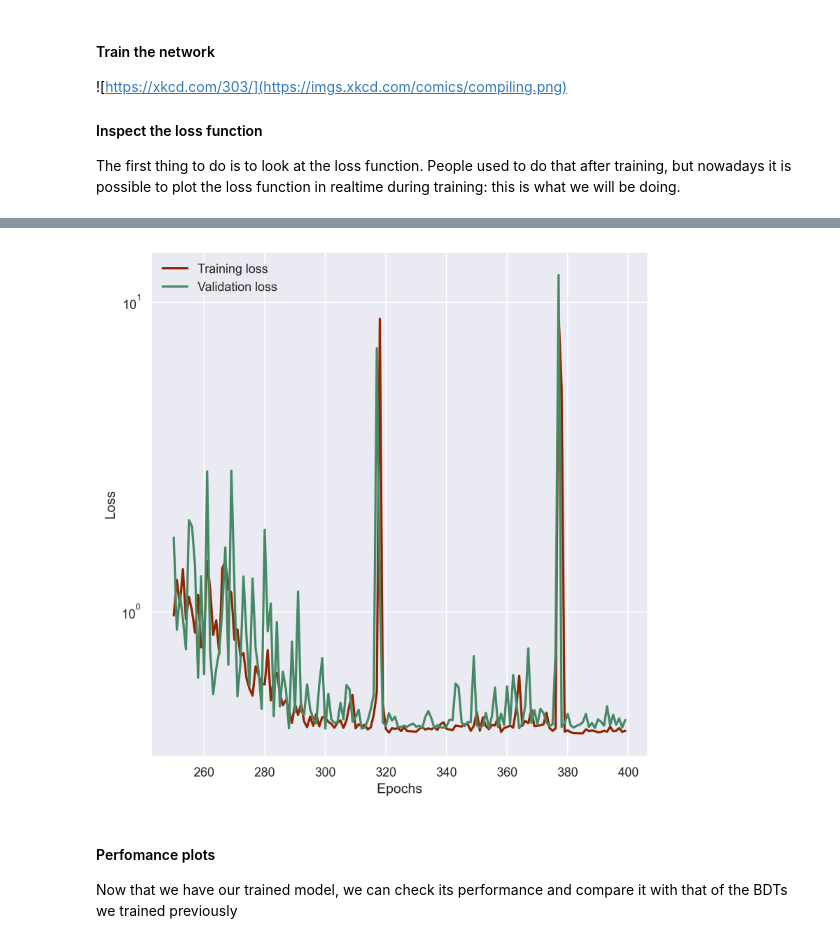
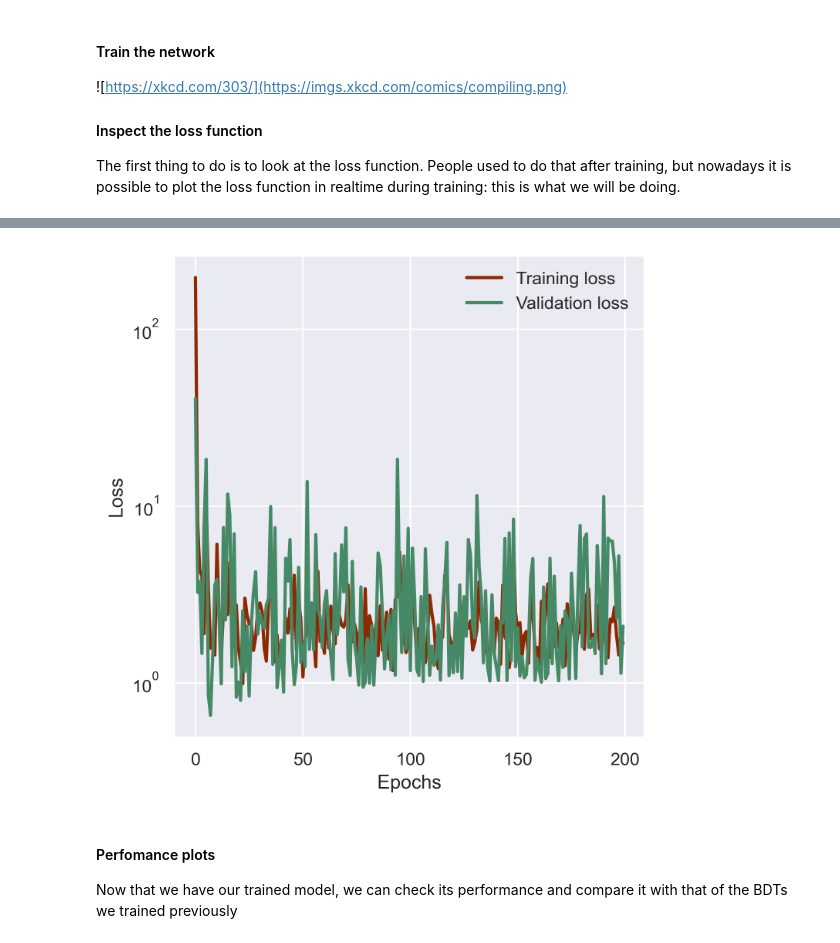
Before and after one commit to vischia/machine_learning_tutorial, a Jupyter notebook: train_hyp.ipynb, the cells around one changed output, grey strips where cells are left out. Drawn from its saved outputs; the diff is of its cells as text; code cells hidden in the pictures.

```diff
--- a/train_hyp.ipynb
+++ b/train_hyp.ipynb
@@ -509,7 +531,7 @@ Neural networks learn by exploring the loss function landscape. We don't want to
 # %%
 kernel_initializer='glorot_uniform'
 n_inputs=X_train.shape[1] # Number of columns
-n_hidden_layers=0
+n_hidden_layers=1 # was 0
 adam_learning_rate=0.0001
 batch_size = 128
 # %% [markdown]
@@ -518,7 +540,7 @@ batch_size = 128
 
 # Remember to comment on learning rate
 def lr_scheduler(epoch):
-    default_lr = 0.01
+    default_lr = 0.001
     drop = 0.9
     epochs_drop = 5.0
     #lr = default_lr * math.pow(drop, math.floor(epoch/epochs_drop))
@@ -571,7 +618,7 @@ Metal device set to: Apple M1 Max
 
 The first thing to do is to look at the loss function. People used to do that after training, but nowadays it is possible to plot the loss function in realtime during training: this is what we will be doing.
 # %%
-epochs = 400
+epochs = 200
 start_time = timer()
 
 history = nn_model.fit(X_train, y_train, batch_size=batch_size, epochs=epochs,
@@ -610,42 +656,42 @@ Done.
 output_name="loss.png"
 
 def plot_losses(history,skip=0):
-    fig = plt.figure(1, figsize=(7, 7), dpi=300)
+    fig = plt.figure(1, figsize=(5, 5), dpi=300)
     fig.clear()
 
     # Create an axes instance
     ax = fig.add_subplot(111)
 
     if 'loss' in history.history.keys():
         training_losses = history.history['loss']
         epochs = np.arange(0, len(training_losses))
         if skip>0:
             training_losses=training_losses[skip:]
             epochs=epochs[skip:]
         l1 = ax.semilogy(epochs, training_losses, '-', color='#8E2800', lw=2, label="Training loss")
 
     if 'val_loss' in history.history.keys():
         validation_losses = history.history['val_loss']
         epochs = np.arange(0, len(validation_losses))
         if skip>0:
             validation_losses=validation_losses[skip:]
             epochs=epochs[skip:]
         l2 = ax.semilogy(epochs, validation_losses, '-', color='#468966', lw=2, label="Validation loss")
 
     ax.set_xlabel("Epochs")
     ax.set_ylabel("Loss")
 
     ax.margins(0.05)
 
     fig.set_tight_layout(True)
     ax.legend(loc='best', numpoints=1, frameon=False)
 
     plt.show()
 
 
-plot_losses(history,250)
+plot_losses(history,0)
 # %% [output]
-[figure, old version]
+[figure, new version]
 # %% [markdown]
 #### Perfomance plots
 
```
Also changed, not shown: parts of 28 cells of this notebook.
